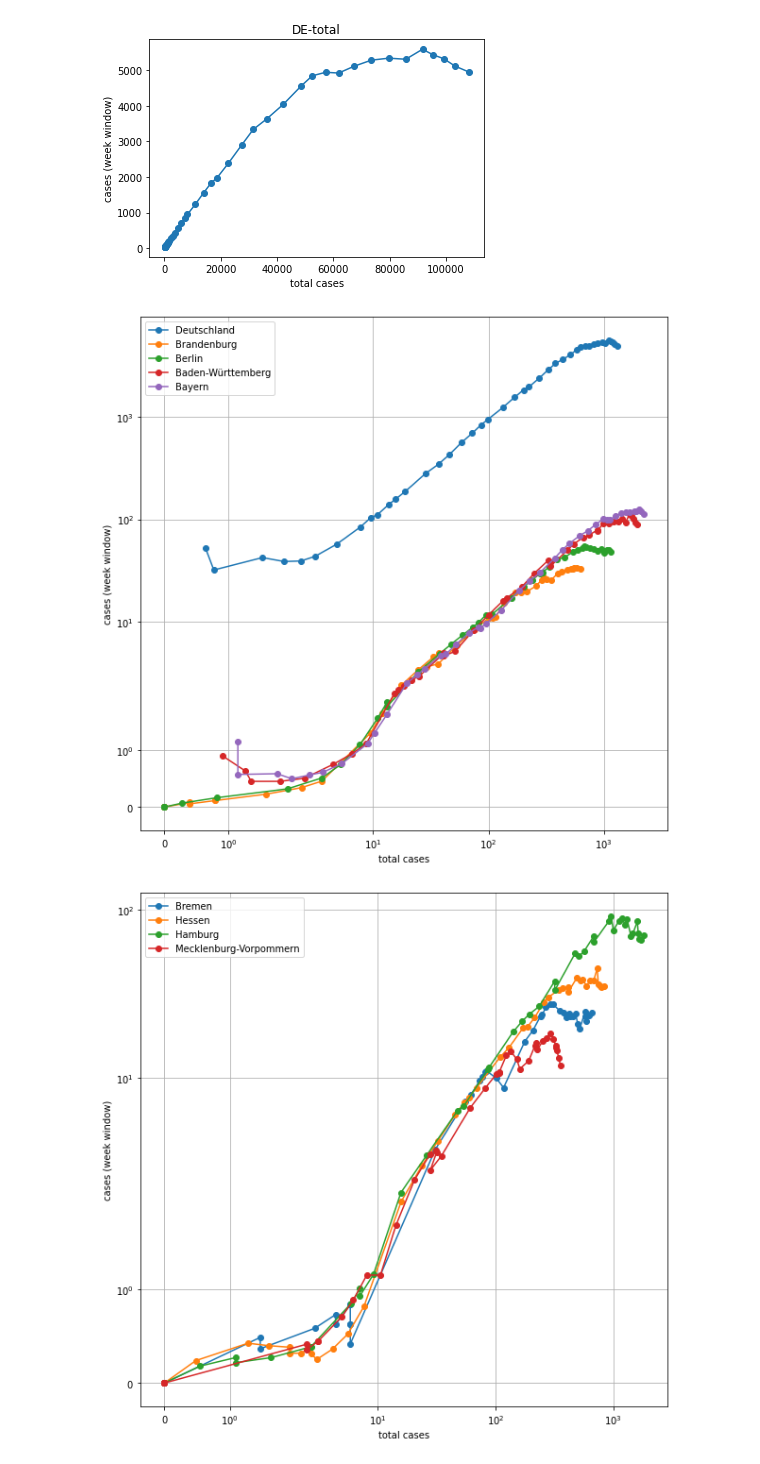
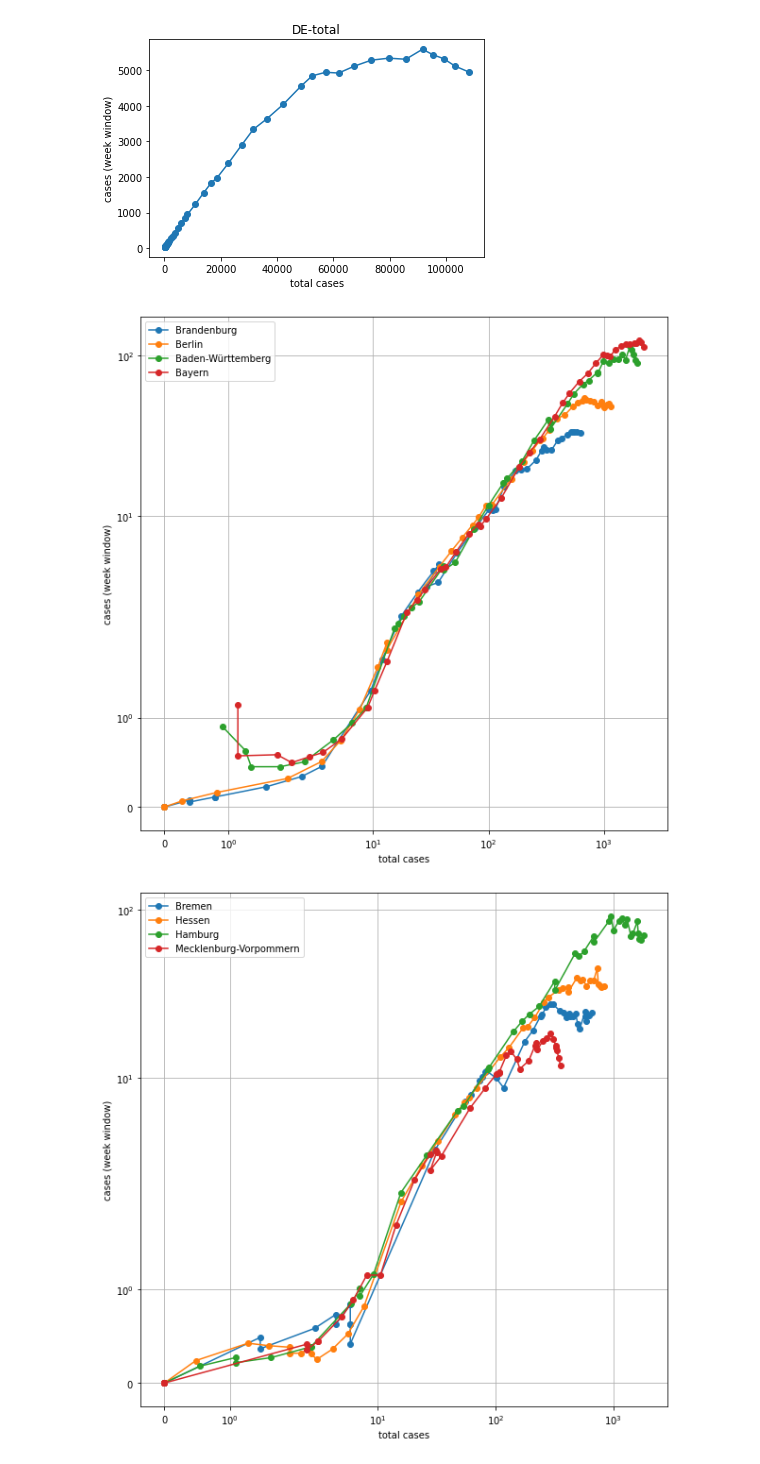
Before and after one commit to pschwede/covid19plots, a Jupyter notebook: sum_vs_window.ipynb, the cells around one changed output. Saved outputs shown, nothing was run; the diff lists cells and outputs as text; code cells hidden in the pictures.

```diff
--- a/sum_vs_window.ipynb
+++ b/sum_vs_window.ipynb
@@ -41,41 +41,34 @@ federal_state_translation = {
     "RP": "Rheinland-Pfalz",
     "SH": "Schleswig-Holstein",
     "SL": "Saarland",
     "SN": "Sachsen",
     "ST": "Sachsen-Anhalt",
     "TH": "Thüringen",
 }
 
 fig, ax = plt.subplots()
 for num, area in enumerate(federal_state_translation):
     df = entorb.to_dataframe(area)
-    if num %4 0:
-        plt.plot('Cases_Per_Million',
-                 'Cases_New_Weekly',
-                 data=de,
-                 marker='o',
-                 linestyle='-',
-                 label='Deutschland')
     df['Cases_New_Weekly'] = df['Cases_New_Per_Million'].rolling('7D').mean()
     plt.plot('Cases_Per_Million',
              'Cases_New_Weekly',
              data=df,
              marker='o',
              linestyle='-',
              label=federal_state_translation[area])
     ax.set_xlabel('total cases')
     ax.set_xscale('symlog')
     ax.set_ylabel('cases (week window)')
     ax.set_yscale('symlog')
     if num % 4 == 3 or num == 15:
         ax.legend()
         ax.grid()
         fig.set_size_inches(10,10)
         plt.show()
     if num % 4 == 3 and not num == 15:
         fig, ax = plt.subplots()
 # %% [output]
-[figure, old version]
+[figure, new version]
 [figure]
 [figure]
 [figure]
```
